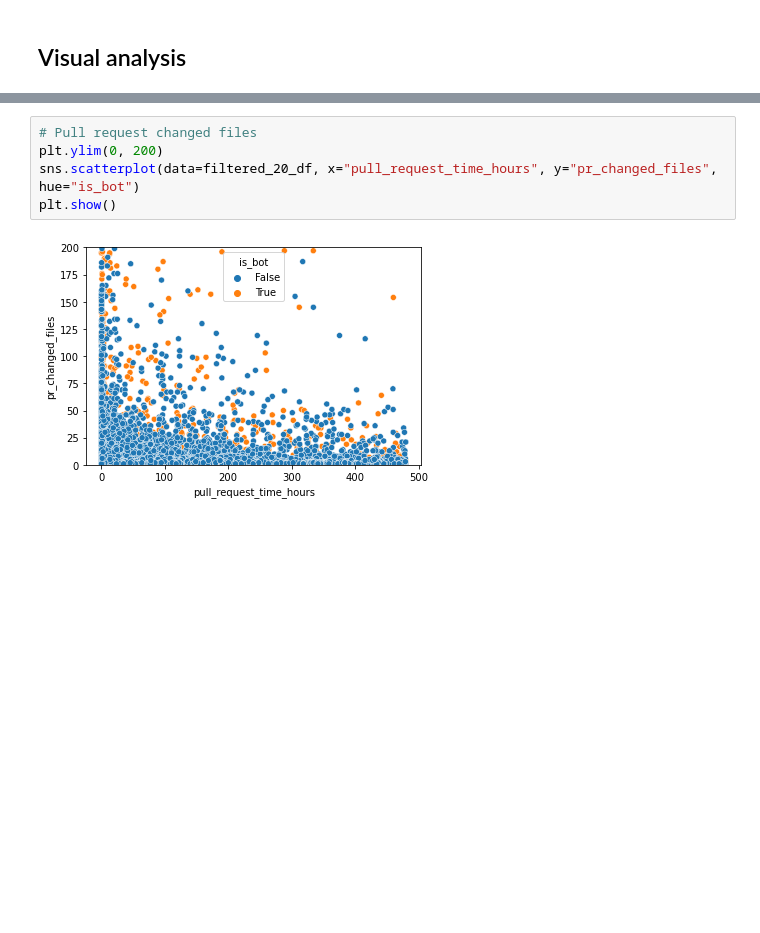
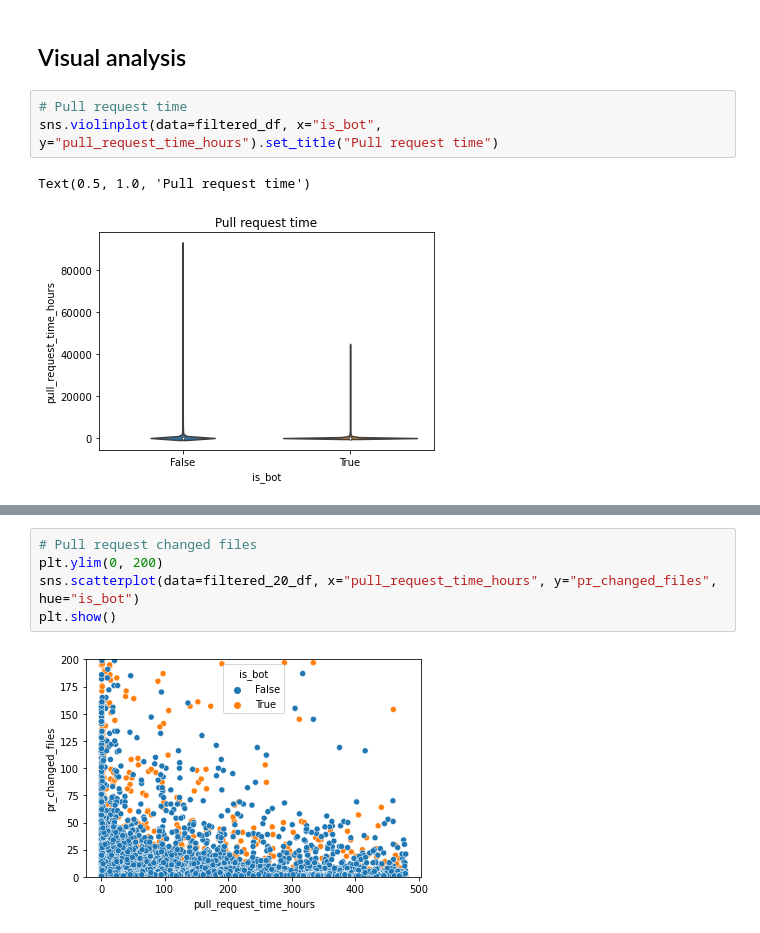
Before and after one commit to AnnikaLarissa/Bot_activity_on_github, a Jupyter notebook: pull_request_speed.ipynb, the cells around one changed output, grey strips where cells are left out. Drawn from its saved outputs; the diff is of its cells as text; blank space fills up the shorter version.

```diff
--- a/pull_request_speed.ipynb
+++ b/pull_request_speed.ipynb
@@ -122,4 +140,10 @@ Observation:
 # %% [markdown]
 ## Visual analysis
+# %%
+# Pull request time
+sns.violinplot(data=filtered_df, x="is_bot", y="pull_request_time_hours").set_title("Pull request time")
+# %% [output]
+Text(0.5, 1.0, 'Pull request time')
+[figure, added]
 # %%
 # Pull request time 20 days
```
Also changed, not shown: parts of 9 cells of this notebook.
